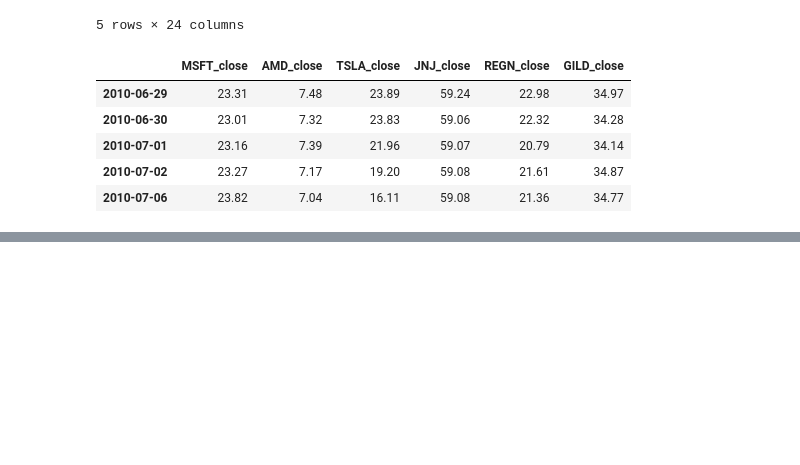
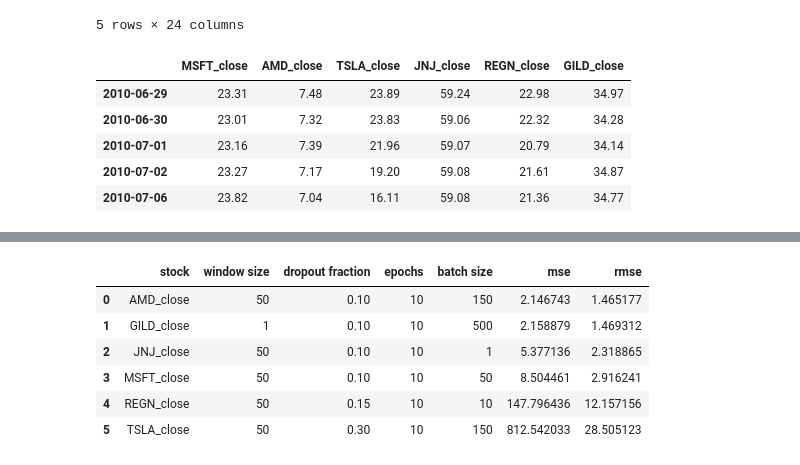
Before and after one commit to DT021/Twitter_Sentiment_Analysis_-_LSTM_Price_Prediction, a Jupyter notebook: Toufic/full_iter_2lstm.ipynb, the cells around one changed output, grey strips where cells are left out. Saved outputs shown, nothing was run; the diff lists cells and outputs as text; code cells hidden in the pictures; blank space fills up the shorter version.

```diff
--- a/Toufic/full_iter_2lstm.ipynb
+++ b/Toufic/full_iter_2lstm.ipynb
@@ -217,26 +243,34 @@ eval_summary
 # %%
 dict_best_performers = {
     'stock':[],
     'window size':[],
     'dropout fraction':[],
     'epochs':[],
     'batch size':[],
     'mse':[],
     'rmse':[]
 }
 
-for i in [1.490678,1.591368,2.423173,2.764144,13.881676,29.722840]:
+for i in [1.465177,1.469312,2.318865,2.916241,12.157156,28.505123]:
 #     train_test_eval.iloc[train_test_eval.index[train_test_eval['rmse'].round(6)==i]]
 
     dict_best_performers['stock'].append(train_test_eval.iloc[train_test_eval.index[train_test_eval['rmse'].round(6)==i],0].values[0])
     dict_best_performers['window size'].append(train_test_eval.iloc[train_test_eval.index[train_test_eval['rmse'].round(6)==i],1].values[0])
     dict_best_performers['dropout fraction'].append(train_test_eval.iloc[train_test_eval.index[train_test_eval['rmse'].round(6)==i],2].values[0])
     dict_best_performers['epochs'].append(train_test_eval.iloc[train_test_eval.index[train_test_eval['rmse'].round(6)==i],3].values[0])
     dict_best_performers['batch size'].append(train_test_eval.iloc[train_test_eval.index[train_test_eval['rmse'].round(6)==i],4].values[0])
     dict_best_performers['mse'].append(train_test_eval.iloc[train_test_eval.index[train_test_eval['rmse'].round(6)==i],5].values[0])
     dict_best_performers['rmse'].append(train_test_eval.iloc[train_test_eval.index[train_test_eval['rmse'].round(6)==i],6].values[0])
 
 df_best_performers = pd.DataFrame(dict_best_performers)
 df_best_performers.to_csv('df_best_performers_2lstm.csv')
 df_best_performers
+# %% [output]
+|  | stock | window size | dropout fraction | epochs | batch size | mse | rmse |
+| 0 | AMD_close | 50 | 0.10 | 10 | 150 | 2.146743 | 1.465177 |
+| 1 | GILD_close | 1 | 0.10 | 10 | 500 | 2.158879 | 1.469312 |
+| 2 | JNJ_close | 50 | 0.10 | 10 | 1 | 5.377136 | 2.318865 |
+| 3 | MSFT_close | 50 | 0.10 | 10 | 50 | 8.504461 | 2.916241 |
+| 4 | REGN_close | 50 | 0.15 | 10 | 10 | 147.796436 | 12.157156 |
+| 5 | TSLA_close | 50 | 0.30 | 10 | 150 | 812.542033 | 28.505123 |
 # %%
```
Also changed, not shown: parts of 4 cells of this notebook, 4 other files.
